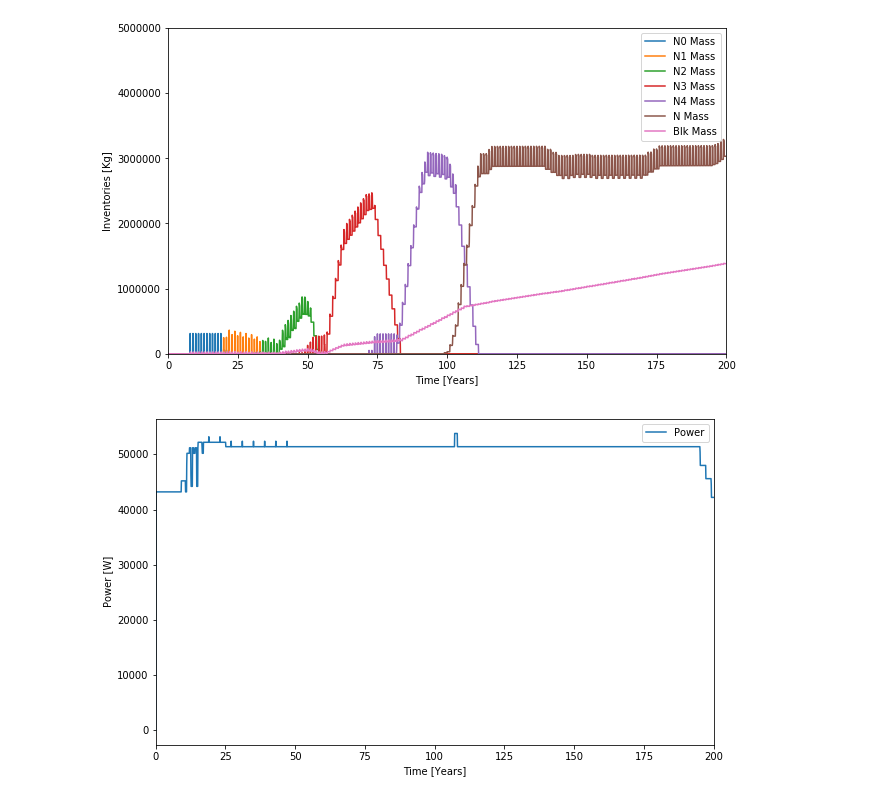
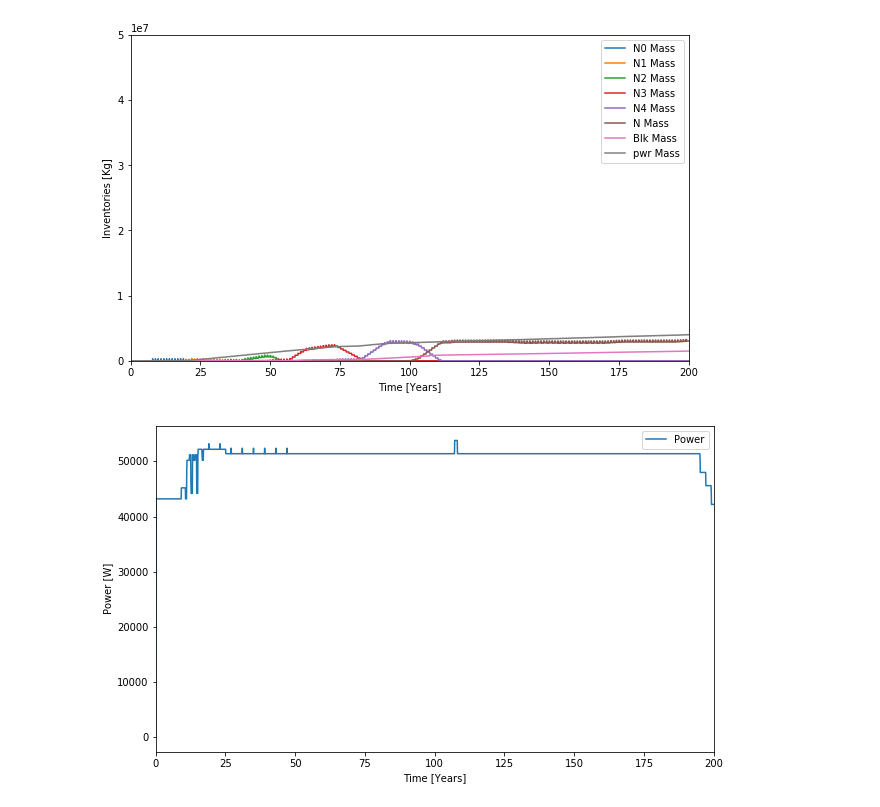
Before and after one commit to Baaaaam/EG30, a Jupyter notebook: EG30_analysis.ipynb, the cells around one changed output. Saved outputs shown, nothing was run; the diff lists cells and outputs as text; code cells hidden in the pictures.

```diff
--- a/EG30_analysis.ipynb
+++ b/EG30_analysis.ipynb
@@ -57,35 +140,38 @@ sep_inv_N_3 = com.inventories(ev, facilities=['SEP_3'])
 sep_inv_N_4 = com.inventories(ev, facilities=['SEP_4'])
 sep_inv_N = com.inventories(ev, facilities=['SEP'])
 blk_inv = com.inventories(ev, facilities=['Storage_blk_tru'])
+sep_inv_str_pwr_tru = com.inventories(ev, facilities=['Storage_pwr_tru'])
 # %%
-sep_inv_N0_dat = pd.DataFrame({'Time': sep_inv_N_0.Time/12., 'N0 Mass': sep_inv_N_0.Quantity})
-sep_inv_N1_dat = pd.DataFrame({'Time': sep_inv_N_1.Time/12., 'N1 Mass': sep_inv_N_1.Quantity})
-sep_inv_N2_dat = pd.DataFrame({'Time': sep_inv_N_2.Time/12., 'N2 Mass': sep_inv_N_2.Quantity})
-sep_inv_N3_dat = pd.DataFrame({'Time': sep_inv_N_3.Time/12., 'N3 Mass': sep_inv_N_3.Quantity})
-sep_inv_N4_dat = pd.DataFrame({'Time': sep_inv_N_4.Time/12., 'N4 Mass': sep_inv_N_4.Quantity})
-sep_inv_N_dat =  pd.DataFrame({'Time': sep_inv_N.Time/12., 'N Mass': sep_inv_N.Quantity})
-blk_inv_dat =  pd.DataFrame({'Time': blk_inv.Time/12., 'Blk Mass': blk_inv.Quantity})
+sep_inv_N0_dat = pd.DataFrame({'Time': sep_inv_N_0.Time/12., 'N0 Mass': sep_inv_N_0.Mass})
+sep_inv_N1_dat = pd.DataFrame({'Time': sep_inv_N_1.Time/12., 'N1 Mass': sep_inv_N_1.Mass})
+sep_inv_N2_dat = pd.DataFrame({'Time': sep_inv_N_2.Time/12., 'N2 Mass': sep_inv_N_2.Mass})
+sep_inv_N3_dat = pd.DataFrame({'Time': sep_inv_N_3.Time/12., 'N3 Mass': sep_inv_N_3.Mass})
+sep_inv_N4_dat = pd.DataFrame({'Time': sep_inv_N_4.Time/12., 'N4 Mass': sep_inv_N_4.Mass})
+sep_inv_N_dat =  pd.DataFrame({'Time': sep_inv_N.Time/12., 'N Mass': sep_inv_N.Mass})
+blk_inv_dat =  pd.DataFrame({'Time': blk_inv.Time/12., 'Blk Mass': blk_inv.Mass})
+sep_inv_str_pwr_tru_dat = pd.DataFrame({'Time': sep_inv_str_pwr_tru.Time/12., 'pwr Mass': sep_inv_str_pwr_tru.Mass})
+
 
 
 
 e1x = sep_inv_N0_dat.plot(x='Time', y='N0 Mass', figsize=(10, 6))
 sep_inv_N1_dat.plot(x='Time', y='N1 Mass', ax=e1x)
 sep_inv_N2_dat.plot(x='Time', y='N2 Mass', ax=e1x)
 sep_inv_N3_dat.plot(x='Time', y='N3 Mass', ax=e1x)
 sep_inv_N4_dat.plot(x='Time', y='N4 Mass', ax=e1x)
 sep_inv_N_dat.plot(x='Time', y='N Mass', ax=e1x)
 blk_inv_dat.plot(x='Time', y='Blk Mass', ax=e1x)
+sep_inv_str_pwr_tru_dat.plot(x='Time', y='pwr Mass', ax=e1x)
 
 
 
 
-
-plt.ylim([0,5000000])
+plt.ylim([0,50000000])
 plt.xlabel('Time [Years]')
 plt.ylabel('Inventories [Kg]')
 plt.savefig('inv.png', dpi=326)
 # %% [output]
-[figure, old version]
+[figure, new version]
 # %%
 power = com.get_power(ev, facilities=['PWR', 'FBR_driver'])
 # %%
```
Also changed, not shown: parts of 9 cells of this notebook, 2 other files.
